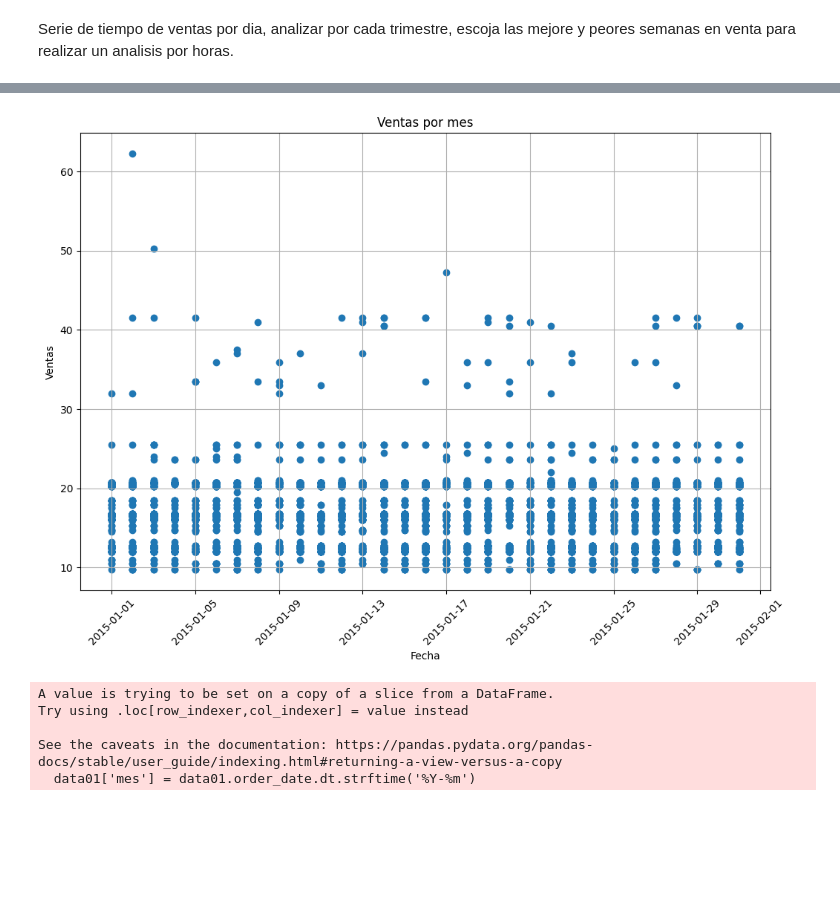
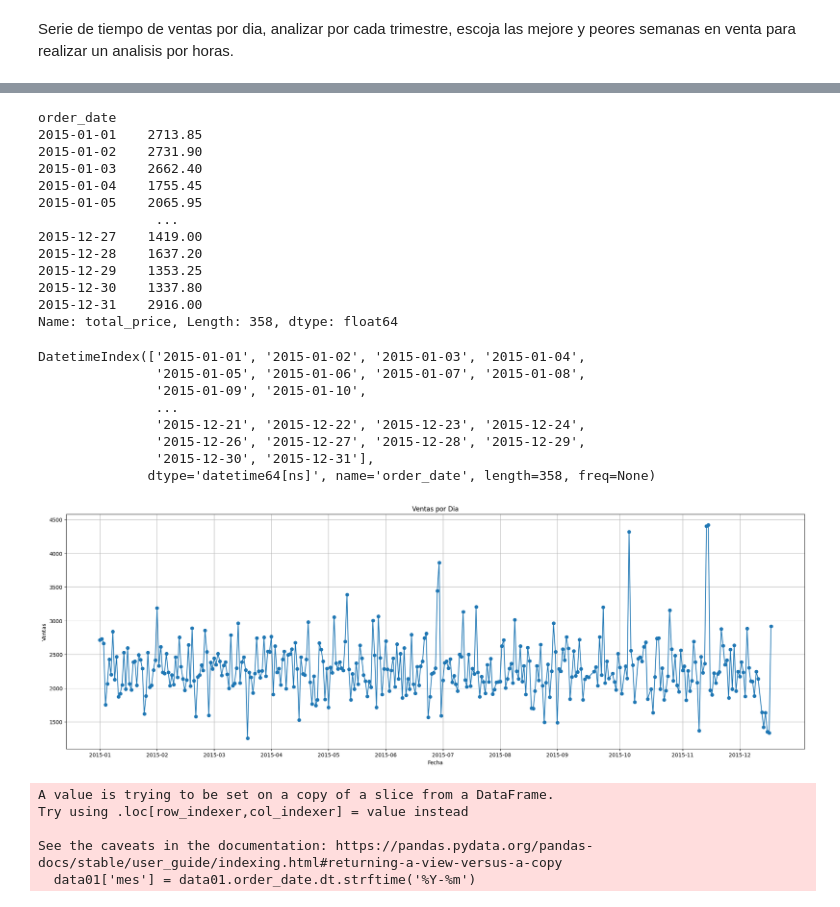
Before and after one commit to James25Frank21/roboticataller1, a Jupyter notebook: DataAnalysis.ipynb, the cells around one changed output, grey strips where cells are left out. Saved outputs shown, nothing was run; the diff lists cells and outputs as text; code cells hidden in the pictures; blank space fills up the shorter version.

Commit message:
agregando ventas por dia corrg

```diff
--- a/DataAnalysis.ipynb
+++ b/DataAnalysis.ipynb
@@ -141,16 +141,46 @@ mes_deseado
+# %%
+#mes = data01[data01['order_date'].dt.month == 1]
+ventas_por_dia = data01.groupby(data01['order_date'])['total_price'].sum()
+ventas_por_dia
+# %% [output]
+order_date
+2015-01-01    2713.85
+2015-01-02    2731.90
+2015-01-03    2662.40
+2015-01-04    1755.45
+2015-01-05    2065.95
+               ...
+2015-12-27    1419.00
+2015-12-28    1637.20
+2015-12-29    1353.25
+2015-12-30    1337.80
+2015-12-31    2916.00
+Name: total_price, Length: 358, dtype: float64
+# %%
+ventas_por_dia.index
+# %% [output]
+DatetimeIndex(['2015-01-01', '2015-01-02', '2015-01-03', '2015-01-04',
+               '2015-01-05', '2015-01-06', '2015-01-07', '2015-01-08',
+               '2015-01-09', '2015-01-10',
+               ...
+               '2015-12-21', '2015-12-22', '2015-12-23', '2015-12-24',
+               '2015-12-26', '2015-12-27', '2015-12-28', '2015-12-29',
+               '2015-12-30', '2015-12-31'],
+              dtype='datetime64[ns]', name='order_date', length=358, freq=None)
 # %%
 
+fecha_ticks = ventas_por_dia.index[::31]
 
-plt.figure(figsize=(12, 8))
-plt.scatter(mes_deseado['order_date'], mes_deseado['total_price'], marker = 'o' )
-plt.xticks(rotation= 45)
-plt.title('Ventas por mes')
+plt.figure(figsize=(25, 8))
+plt.plot(ventas_por_dia.index, ventas_por_dia.values ,  marker = 'o' )
+plt.xticks(fecha_ticks,[fecha.strftime('%Y-%m') for fecha in fecha_ticks] )
+plt.title('Ventas por Dia')
 plt.xlabel('Fecha')
 plt.ylabel('Ventas')
 plt.grid(True)
 plt.show()
 # %% [output]
-[figure, old version]
+[figure, new version]
 # %%
 data01['mes'] = data01.order_date.dt.strftime('%Y-%m')
 
```
Also changed, not shown: parts of 2 cells of this notebook.
